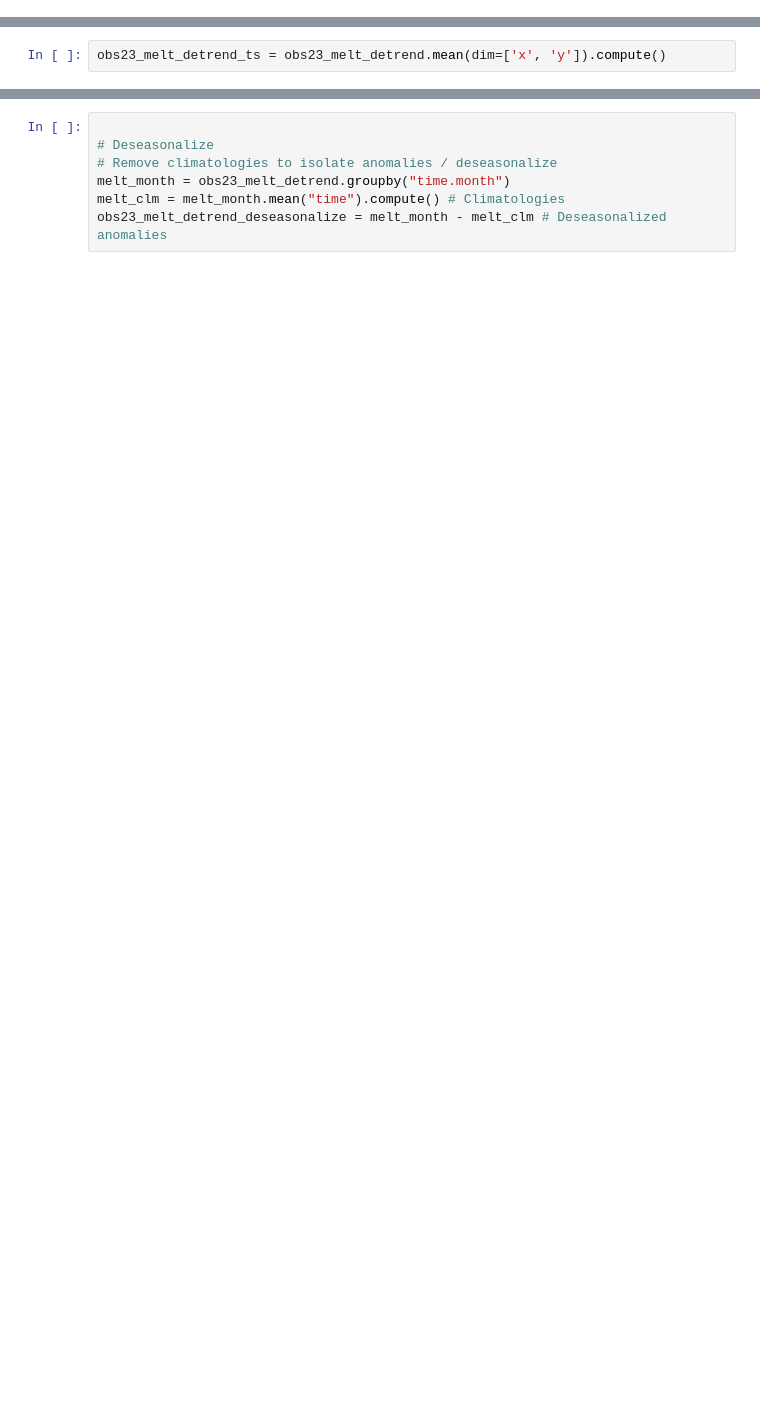
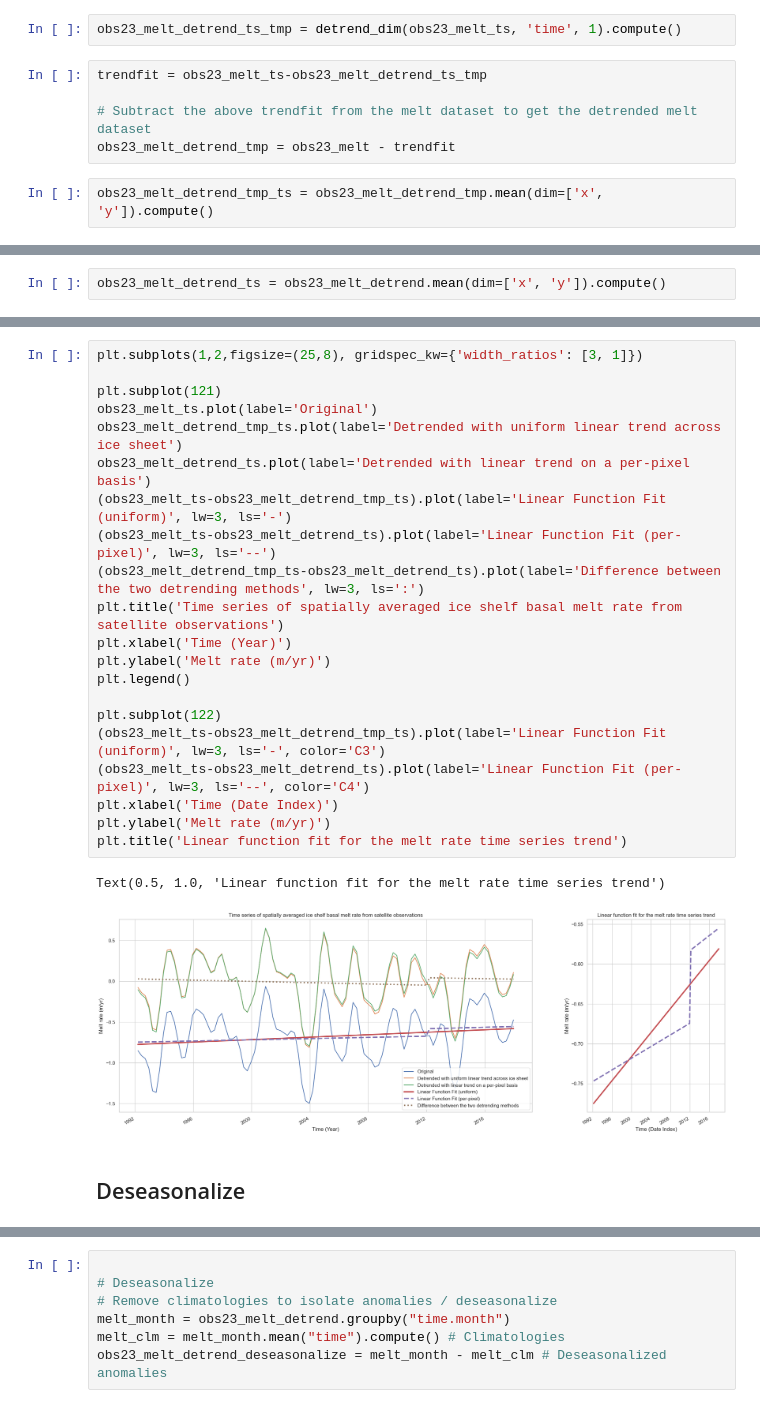
Before and after one commit to mshiv/AISLENS, a Jupyter notebook: notebooks/01-sm-AIS-basal-melt-modern-sat-observations-analysis.ipynb, the cells around one changed output, grey strips where cells are left out. Cells and saved outputs as stored; diff of their text form; blank space fills up the shorter version.

```diff
--- a/notebooks/01-sm-AIS-basal-melt-modern-sat-observations-analysis.ipynb
+++ b/notebooks/01-sm-AIS-basal-melt-modern-sat-observations-analysis.ipynb
@@ -134,6 +142,15 @@ def detrend_dim(data, dim, deg):
     p = data.polyfit(dim=dim, deg=deg)
     fit = xr.polyval(data[dim], p.polyfit_coefficients)
     return data - fit
+# %%
+obs23_melt_detrend_ts_tmp = detrend_dim(obs23_melt_ts, 'time', 1).compute()
+# %%
+trendfit = obs23_melt_ts-obs23_melt_detrend_ts_tmp
+
+# Subtract the above trendfit from the melt dataset to get the detrended melt dataset
+obs23_melt_detrend_tmp = obs23_melt - trendfit
+# %%
+obs23_melt_detrend_tmp_ts = obs23_melt_detrend_tmp.mean(dim=['x', 'y']).compute()
 # %%
 obs23_melt_detrend = detrend_dim(obs23_melt, 'time', 1).compute()
 # %% [output]
@@ -158,0 +200,26 @@ obs23_melt_detrend_ts.plot()
+# %%
+plt.subplots(1,2,figsize=(25,8), gridspec_kw={'width_ratios': [3, 1]})
+
+plt.subplot(121)
+obs23_melt_ts.plot(label='Original')
+obs23_melt_detrend_tmp_ts.plot(label='Detrended with uniform linear trend across ice sheet')
+obs23_melt_detrend_ts.plot(label='Detrended with linear trend on a per-pixel basis')
+(obs23_melt_ts-obs23_melt_detrend_tmp_ts).plot(label='Linear Function Fit (uniform)', lw=3, ls='-')
+(obs23_melt_ts-obs23_melt_detrend_ts).plot(label='Linear Function Fit (per-pixel)', lw=3, ls='--')
+(obs23_melt_detrend_tmp_ts-obs23_melt_detrend_ts).plot(label='Difference between the two detrending methods', lw=3, ls=':')
+plt.title('Time series of spatially averaged ice shelf basal melt rate from satellite observations')
+plt.xlabel('Time (Year)')
+plt.ylabel('Melt rate (m/yr)')
+plt.legend()
+
+plt.subplot(122)
+(obs23_melt_ts-obs23_melt_detrend_tmp_ts).plot(label='Linear Function Fit (uniform)', lw=3, ls='-', color='C3')
+(obs23_melt_ts-obs23_melt_detrend_ts).plot(label='Linear Function Fit (per-pixel)', lw=3, ls='--', color='C4')
+plt.xlabel('Time (Date Index)')
+plt.ylabel('Melt rate (m/yr)')
+plt.title('Linear function fit for the melt rate time series trend')
+# %% [output]
+Text(0.5, 1.0, 'Linear function fit for the melt rate time series trend')
+[figure, added]
+# %% [markdown]
+## Deseasonalize
```
Also changed, not shown: parts of 11 cells of this notebook.
